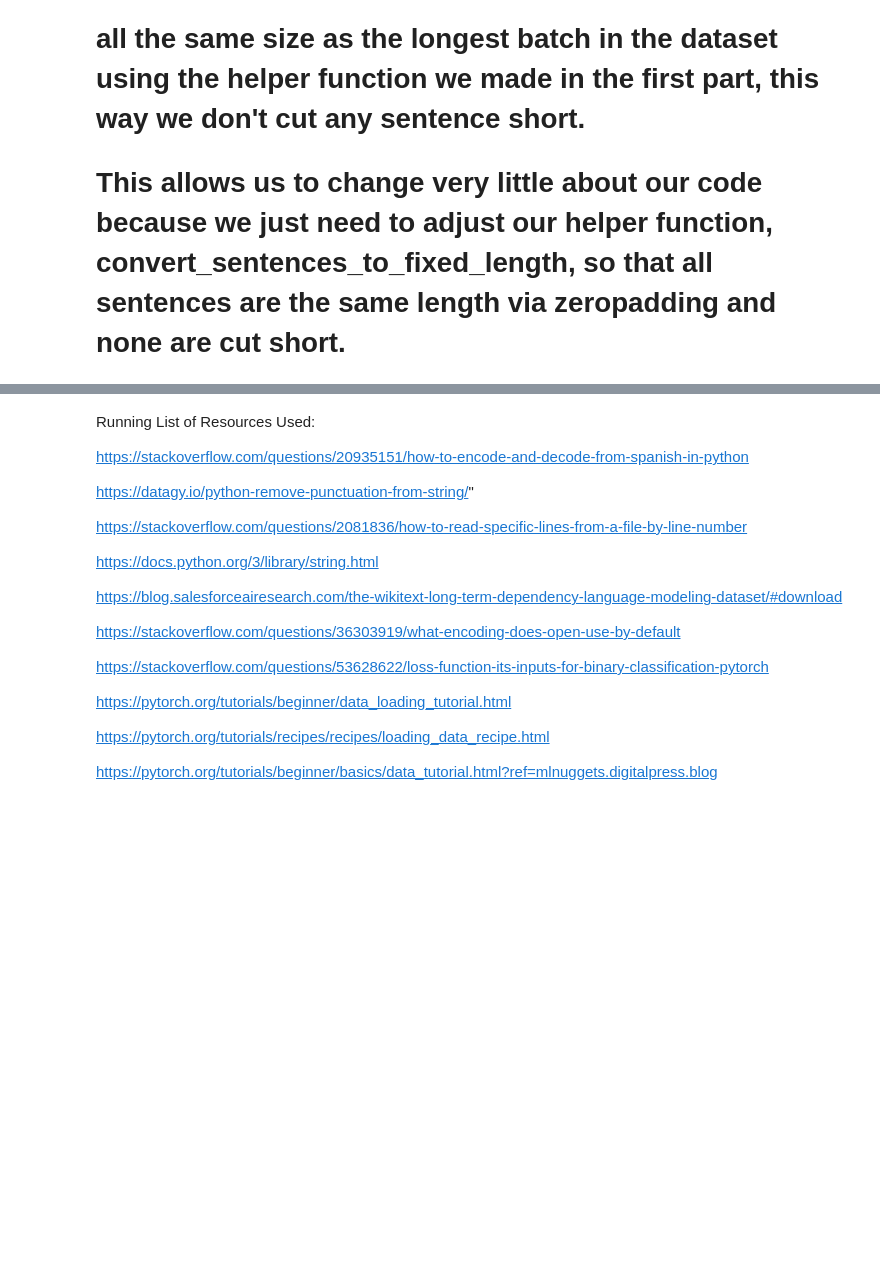
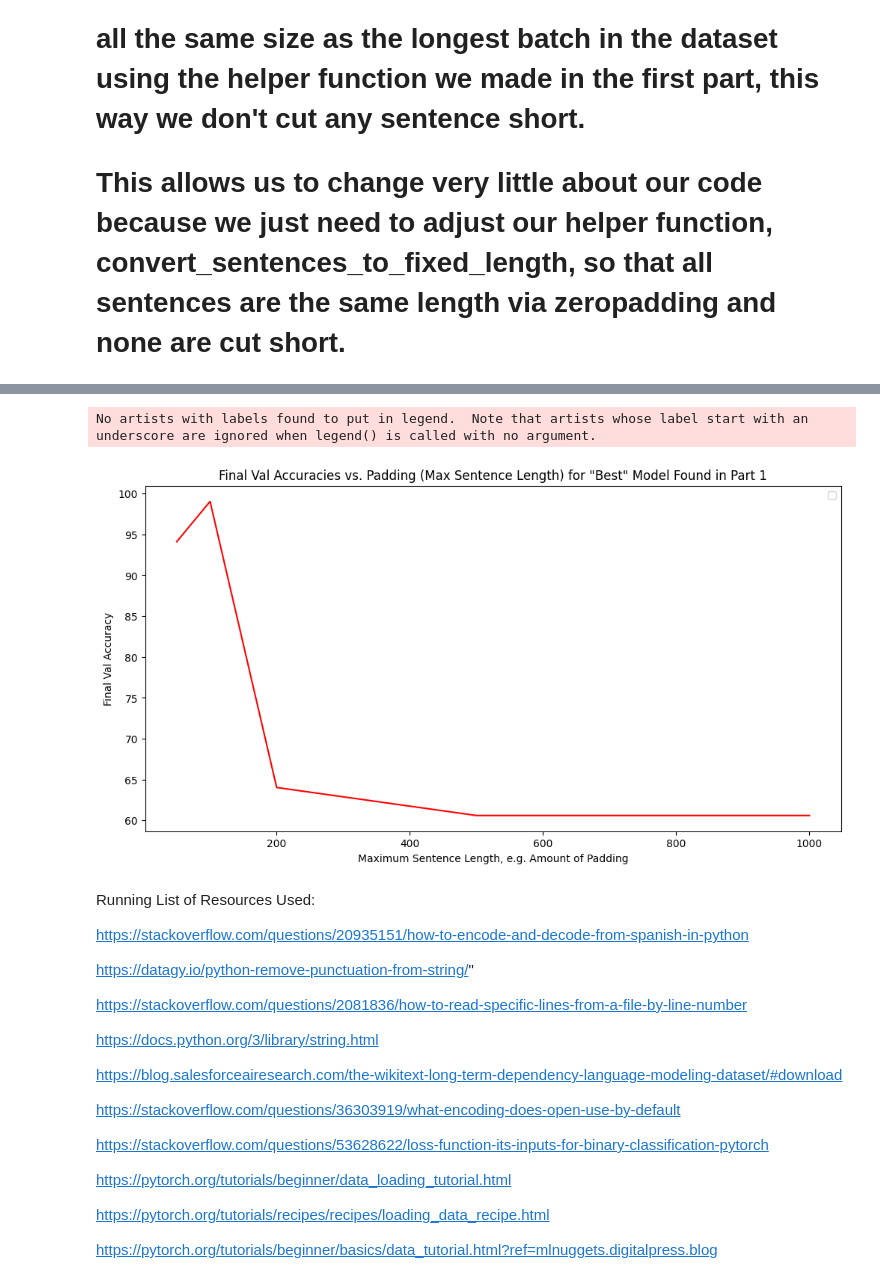
Before and after one commit to bbonifacio-at-mudd/E208HW7, a Jupyter notebook: Homework 7 Primary Notebook.ipynb, the cells around one changed output, grey strips where cells are left out. Drawn from its saved outputs; the diff is of its cells as text; code cells hidden in the pictures; blank space fills up the shorter version.

```diff
--- a/Homework 7 Primary Notebook.ipynb
+++ b/Homework 7 Primary Notebook.ipynb
@@ -1107,16 +1107,16 @@ unique_character_map = {
 }
 # %%
 #Part 2 Helper function - we NEVER shorten a sentence
-def convert_sentence_part2(sentence, length):
+def convert_sentence_part2(sentence, max_length):
     # Convert each character to its integer representation
     sequence = [unique_character_map[char] for char in sentence if char in unique_character_map]
     # If shorter than required length, pad with zeros
-    while len(sequence) < length:
+    while len(sequence) < max_length:
         sequence.append(0)
-    #DONT TRIM THE SENTENCE
-    return sequence
+    #DONT TRIM THE SENTENCE - aka, trim it by the max_len that we give it
+    return sequence[:max_length]
 
-def get_train_val_loaders_part2(dataset_proportion = 0.001, val_split = 0.3, batch_size=1024, num_workers=0):
+def get_train_val_loaders_part2(dataset_proportion = 0.001, val_split = 0.3, batch_size=1024, num_workers=0, max_len = -1):
     """
     This helper function will create our Validation and Training loaders as
     specified in problem 2.
@@ -1156,7 +1156,8 @@ def get_train_val_loaders_part2(dataset_proportion = 0.001, val_split = 0.3, bat
     validation_sentences = english_subset[english_train_size:] + spanish_subset[spanish_train_size:]
     validation_labels = [0] * (english_subset_size - english_train_size) + [1] * (spanish_subset_size - spanish_train_size)
 
-    max_len = max(max([len(x) for x in validation_sentences]), max([len(x) for x in train_sentences]))
+    if max_len == -1:
+        max_len = max(max([len(x) for x in validation_sentences]), max([len(x) for x in train_sentences]))
 
     train_data = [convert_sentence_part2(sentence, max_len) for sentence in tqdm(train_sentences, "Training")]
     validation_data = [convert_sentence_part2(sentence, max_len) for sentence in tqdm(validation_sentences, "Validation")]
@@ -1195,9 +1196,9 @@ def get_train_val_loaders_part2(dataset_proportion = 0.001, val_split = 0.3, bat
 # %%
 
 #Dataset Parameters
-dataset_proportion = 0.001
+dataset_proportion = 0.05
 val_split = 0.3
-batch_size = 1024
+batch_size = 10240
 num_workers = 0
 dropout = 0.5
 train_loader, val_loader = get_train_val_loaders_part2(dataset_proportion, val_split, batch_size, num_workers)
@@ -1242,3 +1310,17 @@ KeyboardInterrupt:
+# %%
+def plot_final_accuracies(max_lengths, finals):
+    plt.figure(figsize=(12, 6))
+    plt.plot(max_lengths, finals, 'r')
+    plt.title('Final Val Accuracies vs. Padding (Max Sentence Length) for "Best" Model Found in Part 1')
+    plt.xlabel('Maximum Sentence Length, e.g. Amount of Padding')
+    plt.ylabel('Final Val Accuracy')
+    plt.legend()
+
+    plt.show()
+plot_final_accuracies(max_lengths, final_val_accuracies)
+# %% [output]
+No artists with labels found to put in legend.  Note that artists whose label start with an underscore are ignored when legend() is called with no argument.
+[figure, added]
 # %% [markdown]
 Running List of Resources Used:
 
```
Also changed, not shown: parts of 3 cells of this notebook.
